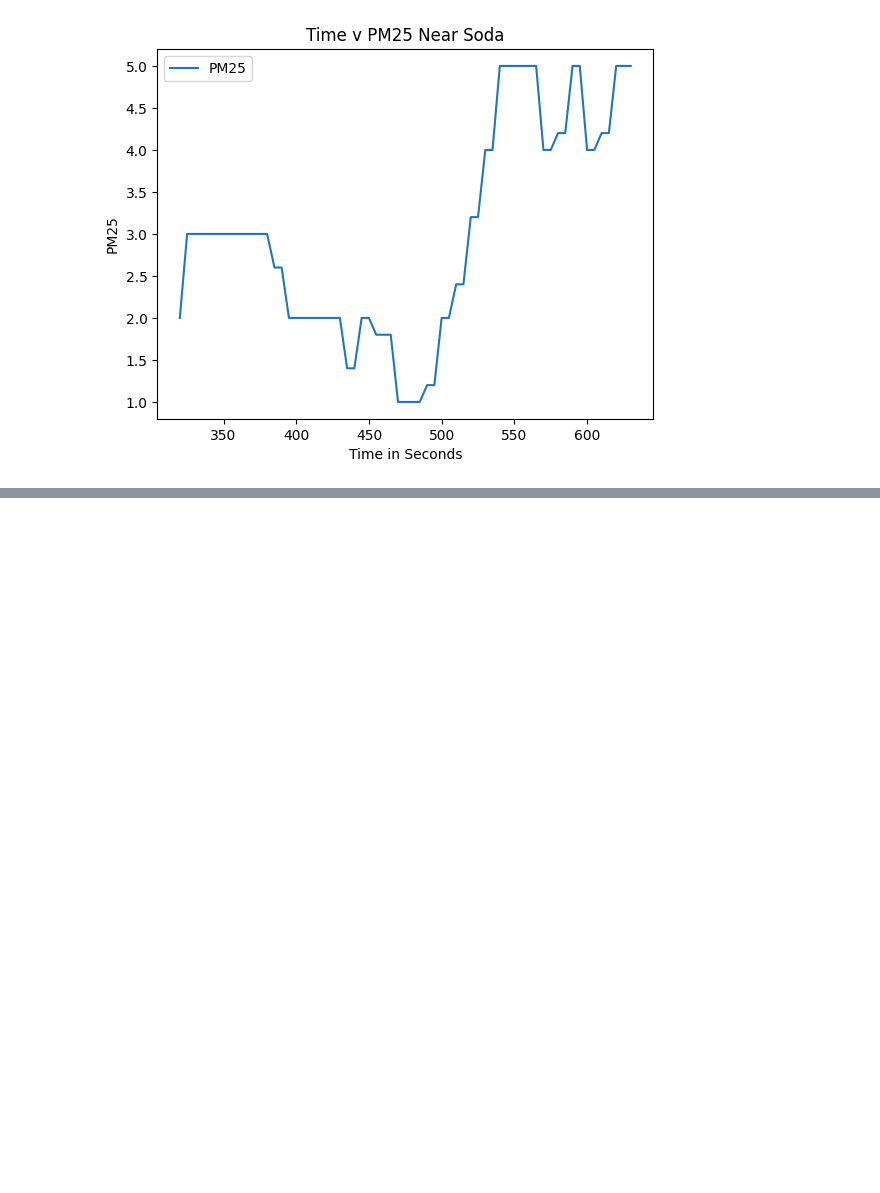
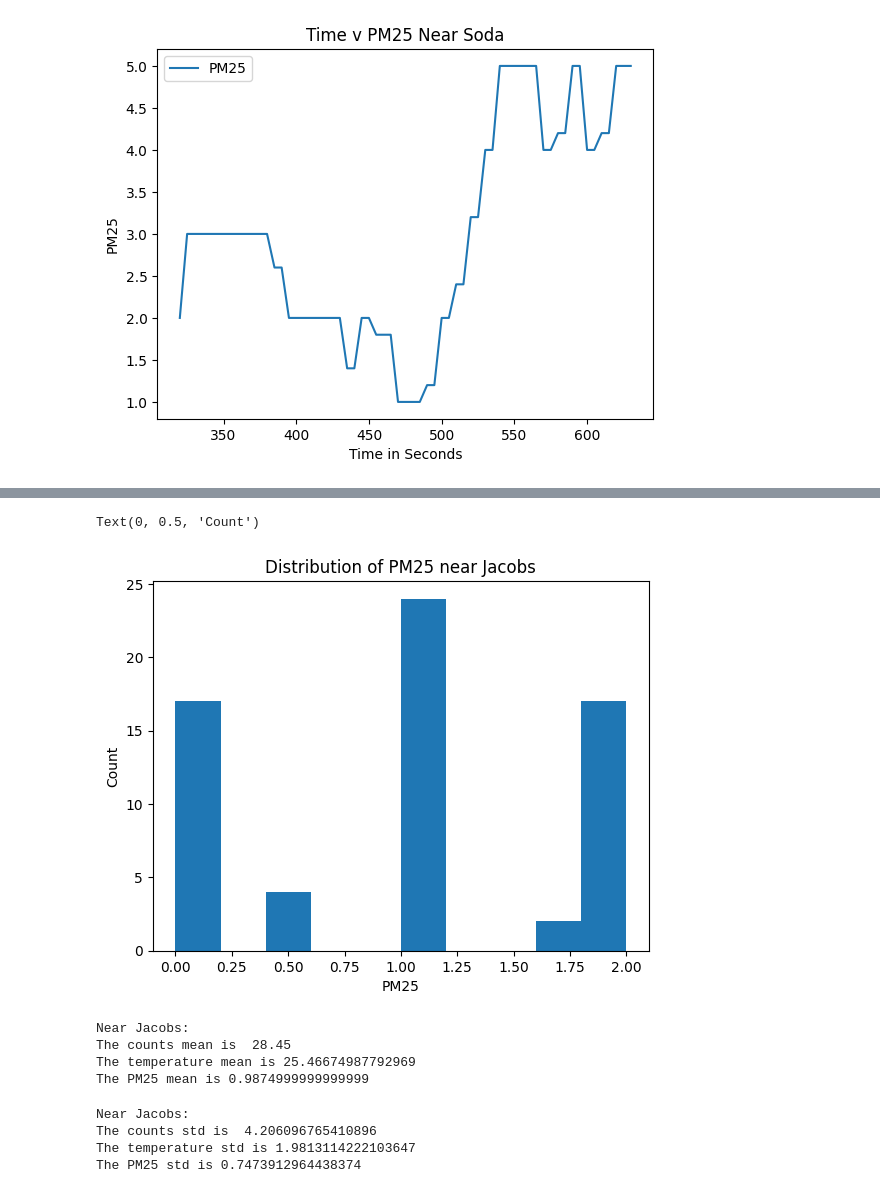
Before and after one commit to Gish-Sky/E11_LabWork, a Jupyter notebook: hw10.ipynb, the cells around one changed output, grey strips where cells are left out. Cells and saved outputs as stored; diff of their text form; code cells hidden in the pictures; blank space fills up the shorter version.

```diff
--- a/hw10.ipynb
+++ b/hw10.ipynb
@@ -131,0 +148,34 @@ Text(0, 0.5, 'PM25')
+# %%
+plt.hist(pt1['PM25'])
+plt.title("Distribution of PM25 near Jacobs")
+plt.xlabel("PM25")
+plt.ylabel("Count")
+# %% [output]
+Text(0, 0.5, 'Count')
+[figure, added]
+# %%
+jacob_counts_mean = np.mean(pt1['counts'])
+jacob_temp_mean = np.mean(pt1['Temperature'])
+jacob_pm25_mean = np.mean(pt1['PM25'])
+print("Near Jacobs:")
+print("The counts mean is ", jacob_counts_mean)
+print("The temperature mean is", jacob_temp_mean)
+print("The PM25 mean is", jacob_pm25_mean)
+# %% [output]
+Near Jacobs:
+The counts mean is  28.45
+The temperature mean is 25.46674987792969
+The PM25 mean is 0.9874999999999999
+# %%
+jacob_counts_std = np.std(pt1['counts'])
+jacob_temp_std = np.std(pt1['Temperature'])
+jacob_pm25_std = np.std(pt1['PM25'])
+print("Near Jacobs:")
+print("The counts std is ", jacob_counts_std)
+print("The temperature std is", jacob_temp_std)
+print("The PM25 std is", jacob_pm25_std)
+# %% [output]
+Near Jacobs:
+The counts std is  4.206096765410896
+The temperature std is 1.9813114222103647
+The PM25 std is 0.7473912964438374
```
Also changed, not shown: parts of 10 cells of this notebook.
